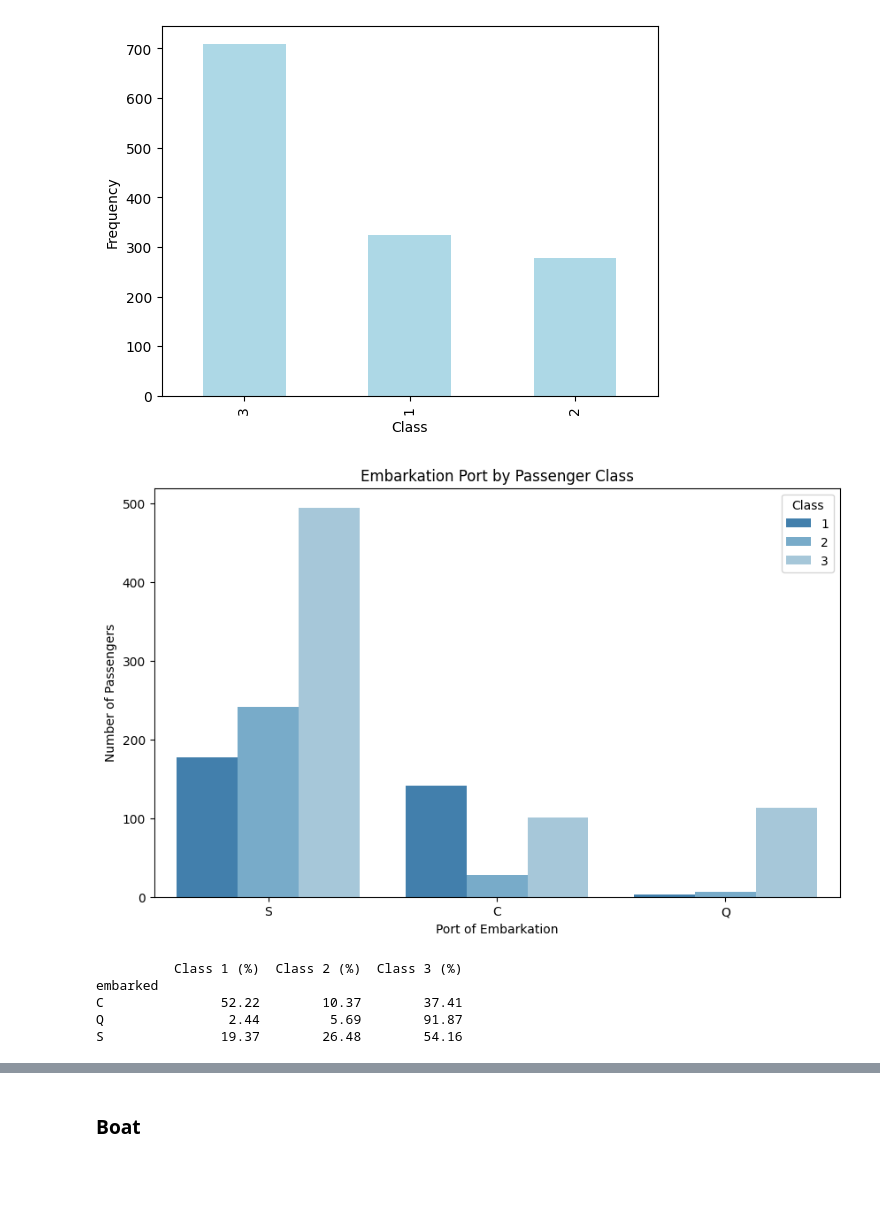
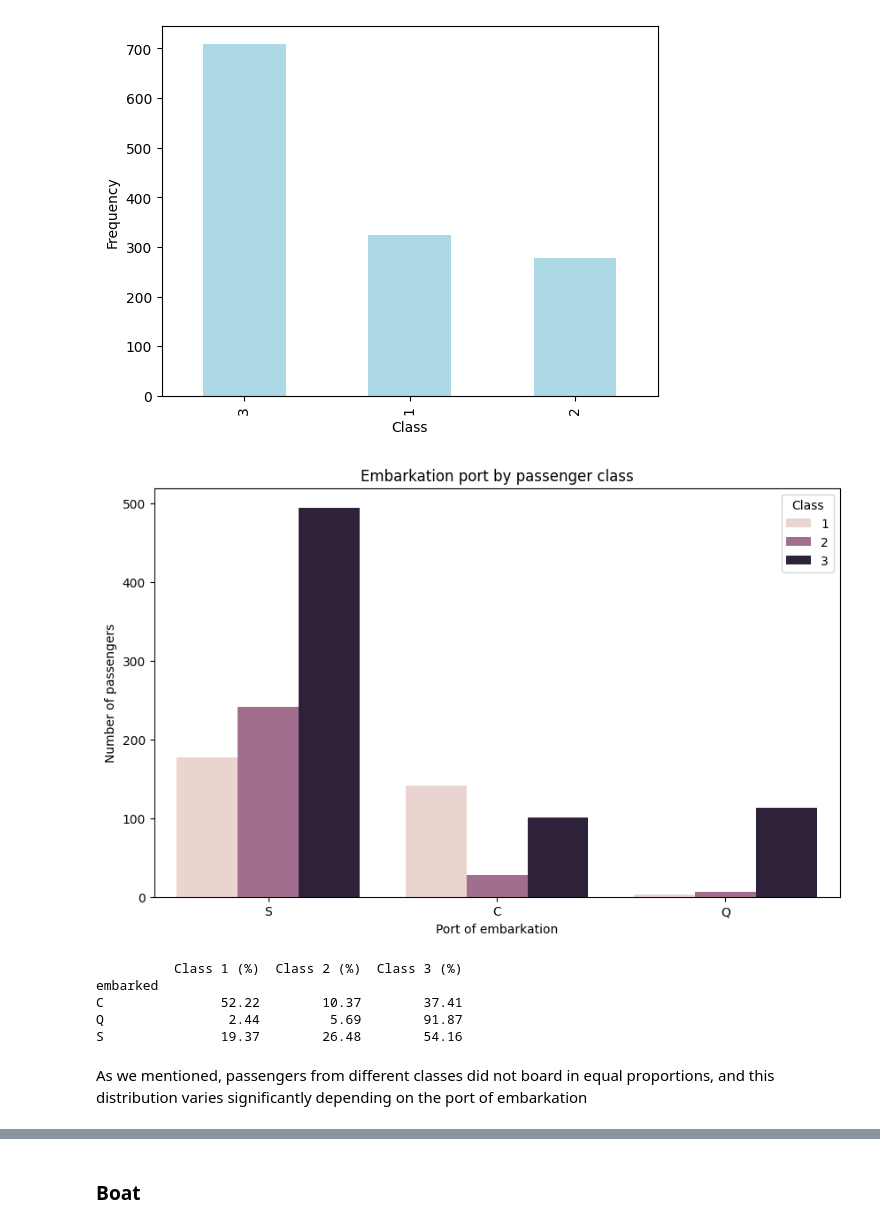
Before and after one commit to catebros/ML-fundamentals-2025, a Jupyter notebook: assignment_1_caterinamaria_barberoros[_barberoros].ipynb, the cells around one changed output, grey strips where cells are left out. Cells and saved outputs as stored; diff of their text form; code cells hidden in the pictures; blank space fills up the shorter version.

```diff
--- a/assignment_1_caterinamaria_barberoros[_barberoros].ipynb
+++ b/assignment_1_caterinamaria_barberoros[_barberoros].ipynb
@@ -428,6 +368,6 @@ Passing `palette` without assigning `hue` is deprecated and will be removed in v
 # %%
-df = df.drop(columns=['body'])
-print(df.columns)
+nobody_df = df.drop(columns=['body'])
+print(nobody_df.columns)
 # %% [output]
 Index(['pclass', 'survived', 'name', 'sex', 'age', 'sibsp', 'parch', 'ticket',
        'fare', 'cabin', 'embarked', 'boat', 'home.dest'],
@@ -633,7 +553,7 @@ plt.show()
 # %%
-# alone 0/1
-df['alone'] = ((df['sibsp'] == 0) & (df['parch'] == 0)).astype(int)
+# alone: 0/boolean
+nobody_df['alone'] = ((nobody_df['sibsp'] == 0) & (nobody_df['parch'] == 0)).astype(int)
 # %%
-# relative 0 to numerical
-df['relatives'] = df['sibsp'] + df['parch']
+# relatives: numerical
+nobody_df['relatives'] = nobody_df['sibsp'] + nobody_df['parch']
 # %%
@@ -743,13 +716,13 @@ plt.show()
 [figure]
 # %%
 plt.figure(figsize=(10, 6))
-sns.countplot(x='embarked', hue='pclass', data=df, palette='tab20c')
+sns.countplot(x='embarked', hue='pclass', data=nobody_df)
 
-plt.title('Embarkation Port by Passenger Class')
-plt.xlabel('Port of Embarkation')
-plt.ylabel('Number of Passengers')
+plt.title('Embarkation port by passenger class')
+plt.xlabel('Port of embarkation')
+plt.ylabel('Number of passengers')
 plt.legend(title='Class')
 plt.show()
 # %% [output]
-[figure, old version]
+[figure, new version]
 # %%
@@ -762,6 +735,8 @@ embarked
 C               52.22        10.37        37.41
 Q                2.44         5.69        91.87
 S               19.37        26.48        54.16
+# %% [markdown]
+As we mentioned, passengers from different classes did not board in equal proportions, and this distribution varies significantly depending on the port of embarkation
 # %%
 plt.figure(figsize=(10, 6))
 
```
Also changed, not shown: parts of 158 cells of this notebook.
